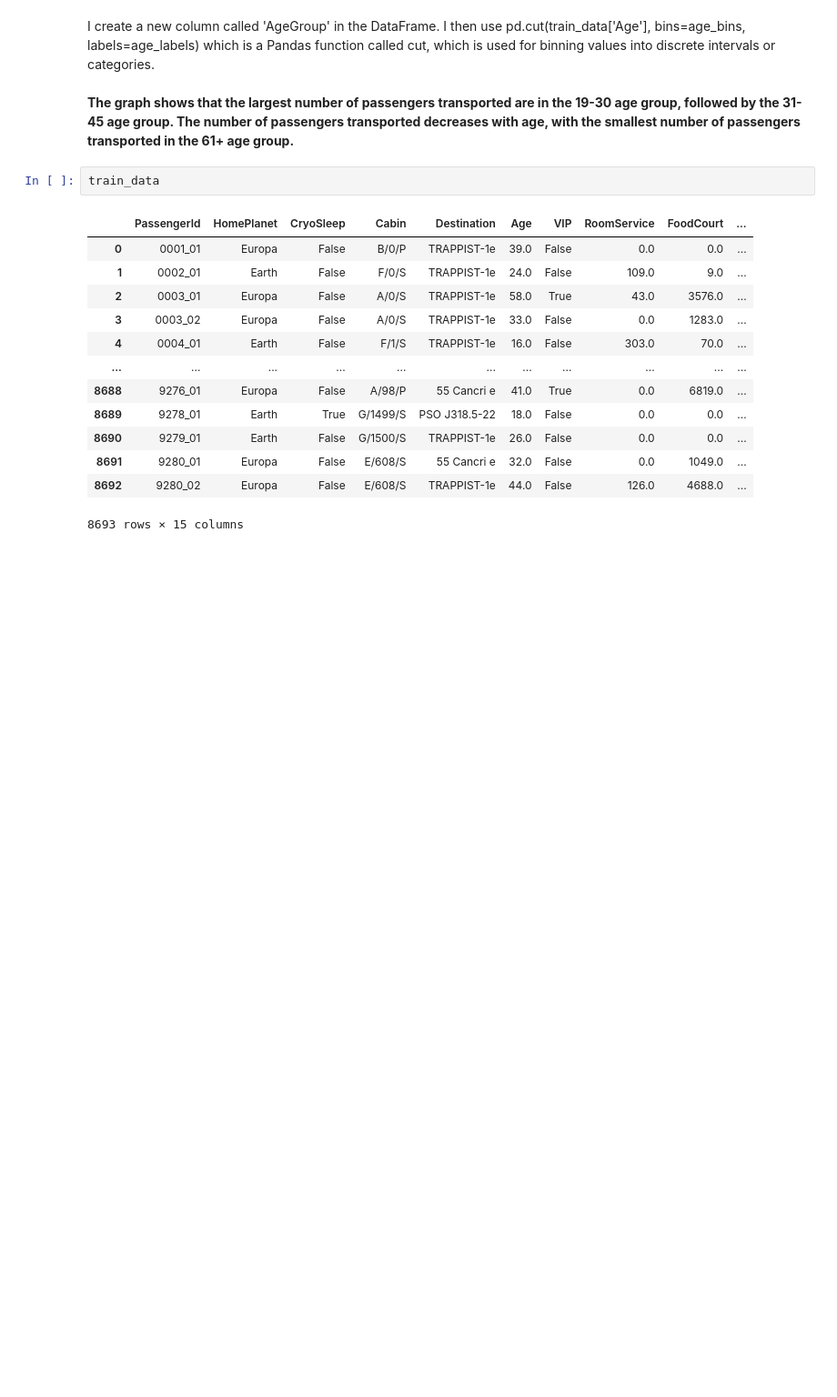
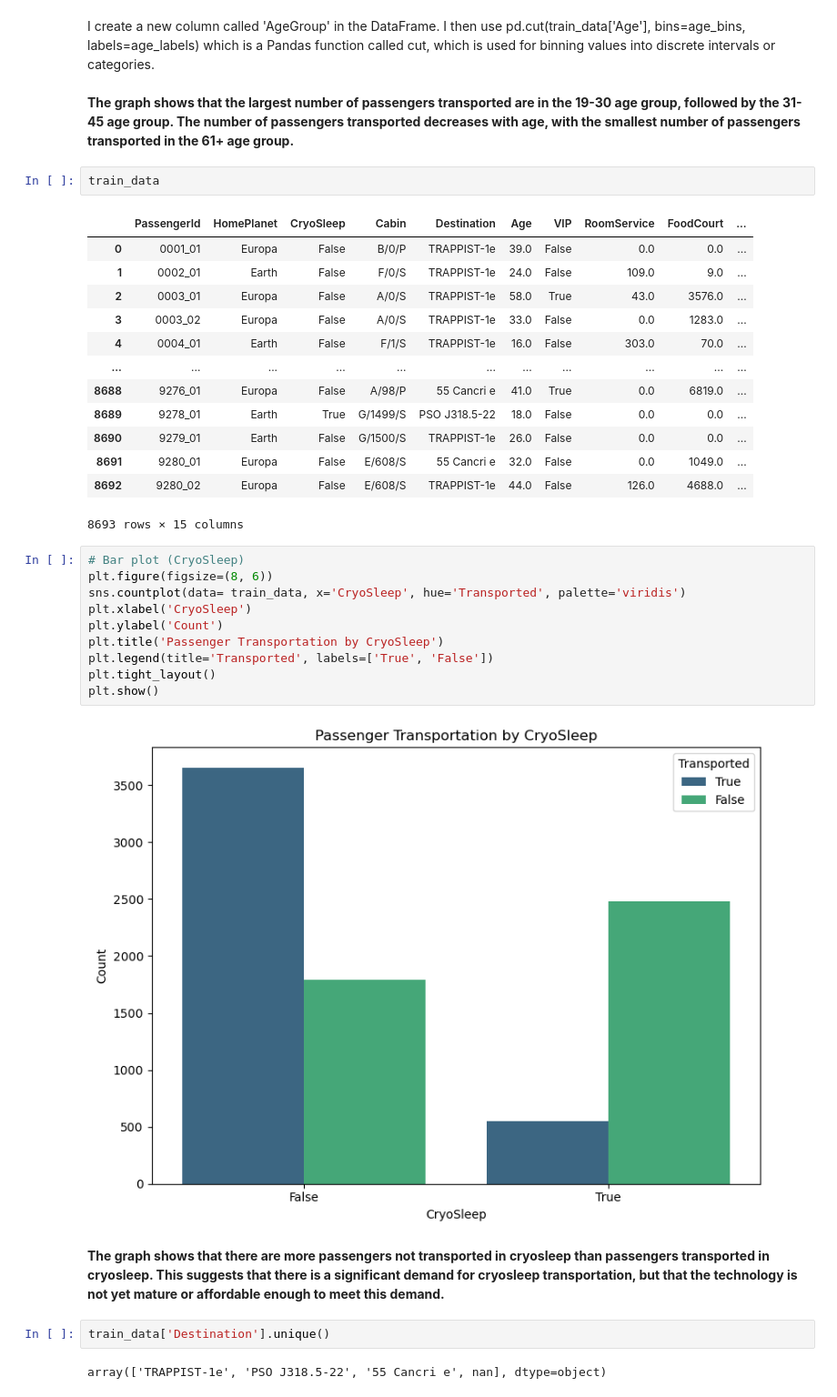
Before and after one commit to Emilly-Njue/Spaceship-Titanic, a Jupyter notebook: spaceship.ipynb, the cells around one changed output. Shown at 91% size. Cells and saved outputs as stored; diff of their text form; blank space fills up the shorter version.

Commit message:
Destination

```diff
--- a/spaceship.ipynb
+++ b/spaceship.ipynb
@@ -238,3 +239,21 @@ train_data
 | 8691 | 9280_01 | Europa | False | E/608/S | 55 Cancri e | 32.0 | False | 0.0 | 1049.0 | ... |
 | 8692 | 9280_02 | Europa | False | E/608/S | TRAPPIST-1e | 44.0 | False | 126.0 | 4688.0 | ... |
 8693 rows × 15 columns
+# %%
+# Bar plot (CryoSleep)
+plt.figure(figsize=(8, 6))
+sns.countplot(data= train_data, x='CryoSleep', hue='Transported', palette='viridis')
+plt.xlabel('CryoSleep')
+plt.ylabel('Count')
+plt.title('Passenger Transportation by CryoSleep')
+plt.legend(title='Transported', labels=['True', 'False'])
+plt.tight_layout()
+plt.show()
+# %% [output]
+[figure, added]
+# %% [markdown]
+**The graph shows that there are more passengers not transported in cryosleep than passengers transported in cryosleep. This suggests that there is a significant demand for cryosleep transportation, but that the technology is not yet mature or affordable enough to meet this demand.**
+# %%
+train_data['Destination'].unique()
+# %% [output]
+array(['TRAPPIST-1e', 'PSO J318.5-22', '55 Cancri e', nan], dtype=object)
```
Also changed, not shown: parts of 4 cells of this notebook.
